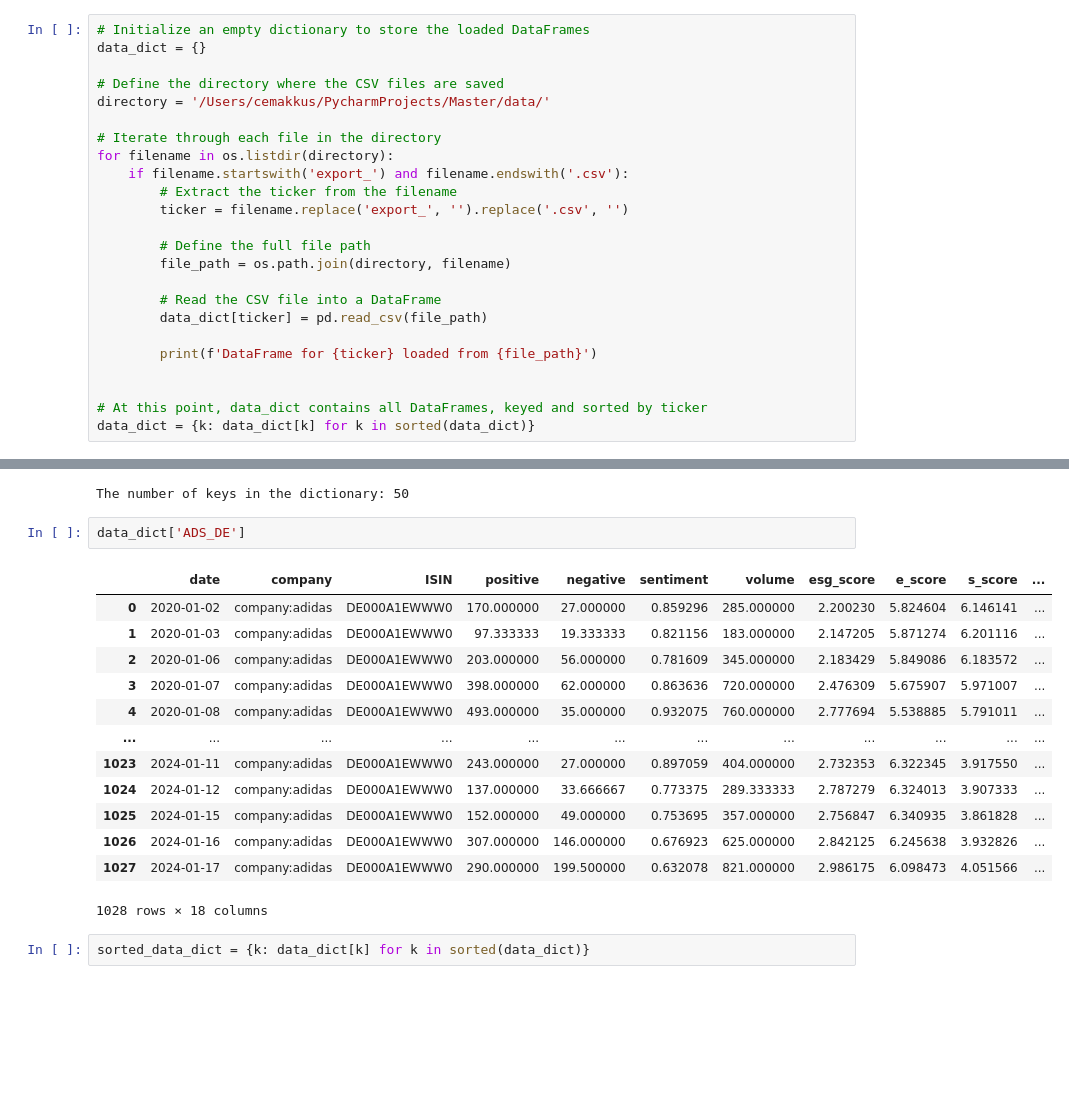
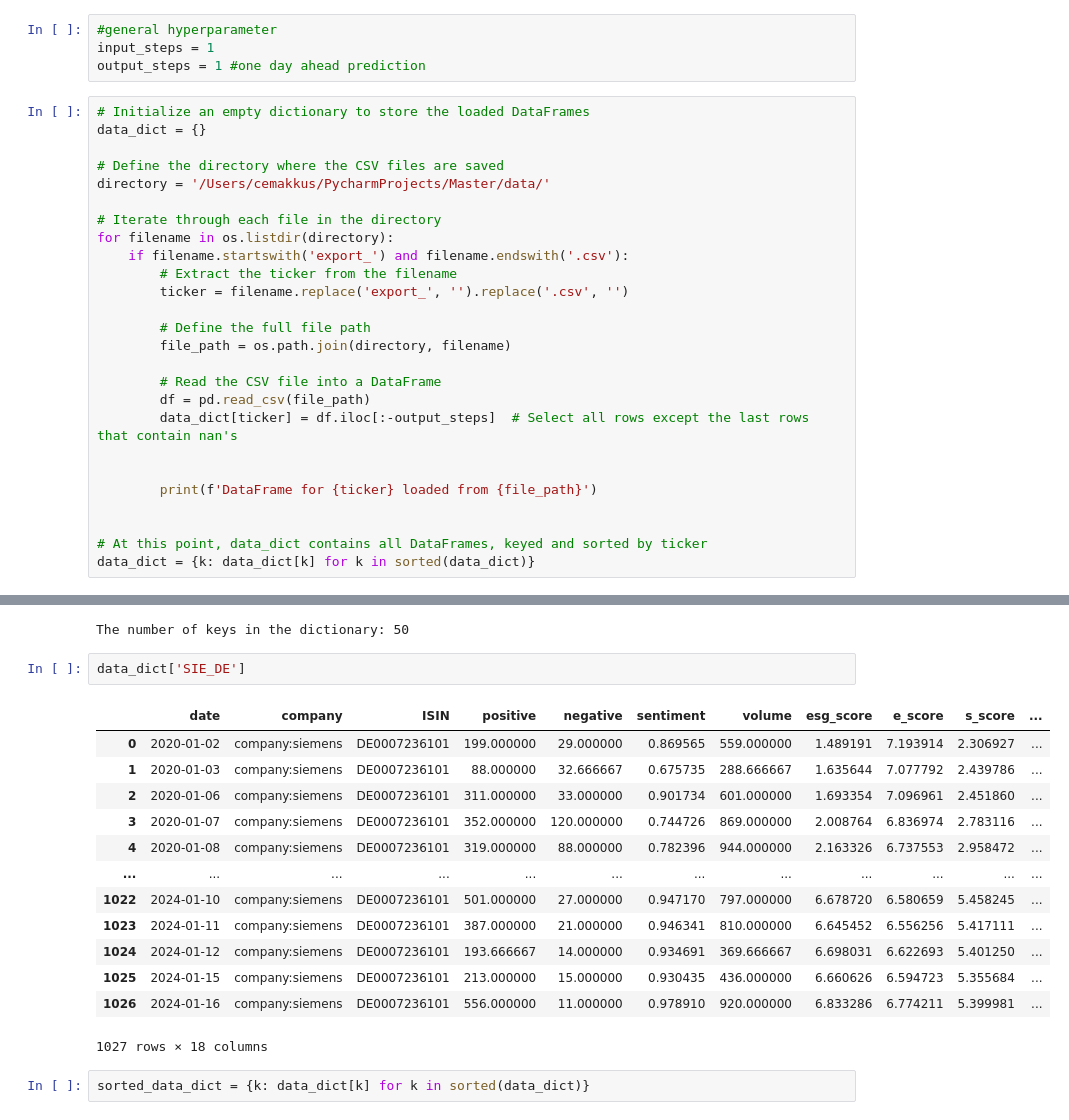
Before and after one commit to cem-akkus/Master, a Jupyter notebook: DataVisualisations.ipynb, the cells around one changed output, grey strips where cells are left out. Cells and saved outputs as stored; diff of their text form; blank space fills up the shorter version.

```diff
--- a/DataVisualisations.ipynb
+++ b/DataVisualisations.ipynb
@@ -83,6 +94,10 @@ def test_stationarity(time_series):
     print(output)
 # %% [markdown]
 ### 3. Loading Data
+# %%
+#general hyperparameter
+input_steps = 1
+output_steps = 1 #one day ahead prediction
 # %%
 # Initialize an empty dictionary to store the loaded DataFrames
 data_dict = {}
@@ -100,7 +115,9 @@ for filename in os.listdir(directory):
         file_path = os.path.join(directory, filename)
 
         # Read the CSV file into a DataFrame
-        data_dict[ticker] = pd.read_csv(file_path)
+        df = pd.read_csv(file_path)
+        data_dict[ticker] = df.iloc[:-output_steps]  # Select all rows except the last rows that contain nan's
+
 
         print(f'DataFrame for {ticker} loaded from {file_path}')
 
@@ -135,21 +152,21 @@ print(f'The number of keys in the dictionary: {num_keys}')
 # %% [output]
 The number of keys in the dictionary: 50
 # %%
-data_dict['ADS_DE']
+data_dict['SIE_DE']
 # %% [output]
 |  | date | company | ISIN | positive | negative | sentiment | volume | esg_score | e_score | s_score | ... |
-| 0 | 2020-01-02 | company:adidas | DE000A1EWWW0 | 170.000000 | 27.000000 | 0.859296 | 285.000000 | 2.200230 | 5.824604 | 6.146141 | ... |
-| 1 | 2020-01-03 | company:adidas | DE000A1EWWW0 | 97.333333 | 19.333333 | 0.821156 | 183.000000 | 2.147205 | 5.871274 | 6.201116 | ... |
-| 2 | 2020-01-06 | company:adidas | DE000A1EWWW0 | 203.000000 | 56.000000 | 0.781609 | 345.000000 | 2.183429 | 5.849086 | 6.183572 | ... |
-| 3 | 2020-01-07 | company:adidas | DE000A1EWWW0 | 398.000000 | 62.000000 | 0.863636 | 720.000000 | 2.476309 | 5.675907 | 5.971007 | ... |
-| 4 | 2020-01-08 | company:adidas | DE000A1EWWW0 | 493.000000 | 35.000000 | 0.932075 | 760.000000 | 2.777694 | 5.538885 | 5.791011 | ... |
+| 0 | 2020-01-02 | company:siemens | DE0007236101 | 199.000000 | 29.000000 | 0.869565 | 559.000000 | 1.489191 | 7.193914 | 2.306927 | ... |
+| 1 | 2020-01-03 | company:siemens | DE0007236101 | 88.000000 | 32.666667 | 0.675735 | 288.666667 | 1.635644 | 7.077792 | 2.439786 | ... |
+| 2 | 2020-01-06 | company:siemens | DE0007236101 | 311.000000 | 33.000000 | 0.901734 | 601.000000 | 1.693354 | 7.096961 | 2.451860 | ... |
+| 3 | 2020-01-07 | company:siemens | DE0007236101 | 352.000000 | 120.000000 | 0.744726 | 869.000000 | 2.008764 | 6.836974 | 2.783116 | ... |
+| 4 | 2020-01-08 | company:siemens | DE0007236101 | 319.000000 | 88.000000 | 0.782396 | 944.000000 | 2.163326 | 6.737553 | 2.958472 | ... |
 | ... | ... | ... | ... | ... | ... | ... | ... | ... | ... | ... | ... |
-| 1023 | 2024-01-11 | company:adidas | DE000A1EWWW0 | 243.000000 | 27.000000 | 0.897059 | 404.000000 | 2.732353 | 6.322345 | 3.917550 | ... |
-| 1024 | 2024-01-12 | company:adidas | DE000A1EWWW0 | 137.000000 | 33.666667 | 0.773375 | 289.333333 | 2.787279 | 6.324013 | 3.907333 | ... |
-| 1025 | 2024-01-15 | company:adidas | DE000A1EWWW0 | 152.000000 | 49.000000 | 0.753695 | 357.000000 | 2.756847 | 6.340935 | 3.861828 | ... |
-| 1026 | 2024-01-16 | company:adidas | DE000A1EWWW0 | 307.000000 | 146.000000 | 0.676923 | 625.000000 | 2.842125 | 6.245638 | 3.932826 | ... |
-| 1027 | 2024-01-17 | company:adidas | DE000A1EWWW0 | 290.000000 | 199.500000 | 0.632078 | 821.000000 | 2.986175 | 6.098473 | 4.051566 | ... |
+| 1022 | 2024-01-10 | company:siemens | DE0007236101 | 501.000000 | 27.000000 | 0.947170 | 797.000000 | 6.678720 | 6.580659 | 5.458245 | ... |
+| 1023 | 2024-01-11 | company:siemens | DE0007236101 | 387.000000 | 21.000000 | 0.946341 | 810.000000 | 6.645452 | 6.556256 | 5.417111 | ... |
+| 1024 | 2024-01-12 | company:siemens | DE0007236101 | 193.666667 | 14.000000 | 0.934691 | 369.666667 | 6.698031 | 6.622693 | 5.401250 | ... |
+| 1025 | 2024-01-15 | company:siemens | DE0007236101 | 213.000000 | 15.000000 | 0.930435 | 436.000000 | 6.660626 | 6.594723 | 5.355684 | ... |
+| 1026 | 2024-01-16 | company:siemens | DE0007236101 | 556.000000 | 11.000000 | 0.978910 | 920.000000 | 6.833286 | 6.774211 | 5.399981 | ... |
-1028 rows × 18 columns
+1027 rows × 18 columns
 # %%
 sorted_data_dict = {k: data_dict[k] for k in sorted(data_dict)}
 # %%
```
Also changed, not shown: parts of 26 cells of this notebook.
